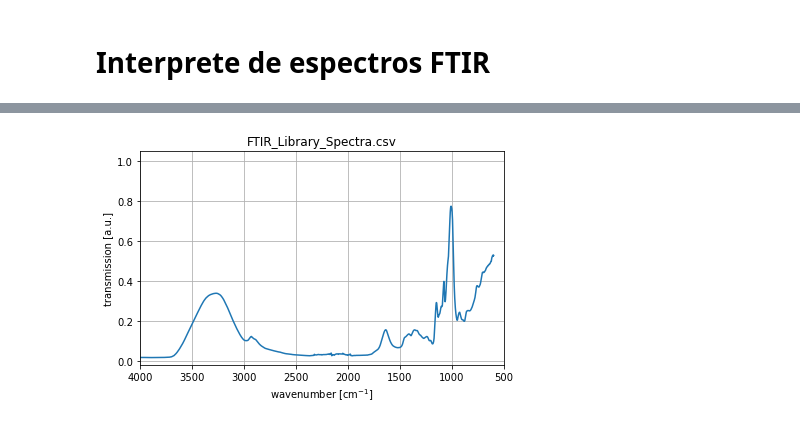
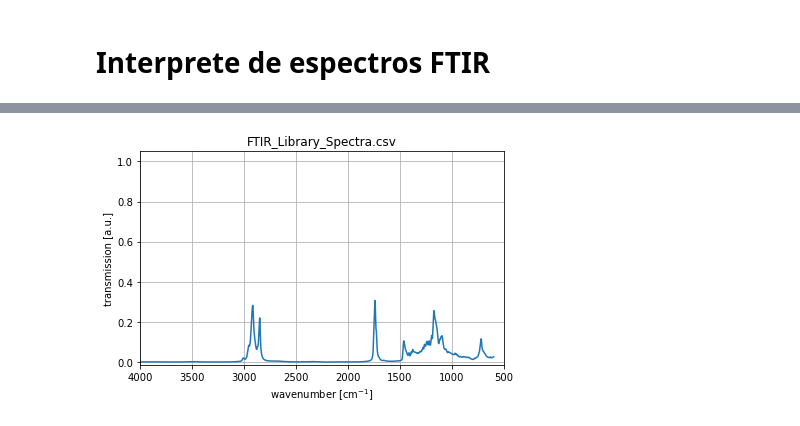
Before and after one commit to joscor34/FTIR_Interpreter, a Jupyter notebook: FTIR_Inspector.ipynb, the cells around one changed output, grey strips where cells are left out. Saved outputs shown, nothing was run; the diff lists cells and outputs as text; code cells hidden in the pictures.

```diff
--- a/FTIR_Inspector.ipynb
+++ b/FTIR_Inspector.ipynb
@@ -7,6 +25,7 @@ import matplotlib.pyplot as plt
 # %%
-archivo_espectro = 'FTIR_Library_Spectra.csv'
-fields = ["Potato (raw tuber)", "Wavenumbers.1"]
+y_field = 'Vegetable fat'
+x_field = 'Wavenumbers.49'
+fields = [y_field, x_field]
 x_y_data = pd.read_csv(archivo_espectro, skipinitialspace=True, usecols=fields)
 x_y_data
 # %% [output]
@@ -33,18 +67,17 @@ c = (np.diff(np.sign(np.diff(x_y_data["Wavenumbers.1"]))) < 0).nonzero()[0] + 1
 # %%
 fig, axs = plt.subplots(1, 1)
-axs.plot(x_y_data["Wavenumbers.1"], x_y_data["Potato (raw tuber)"])
+axs.plot(x_y_data[x_field], x_y_data[y_field])
 
-axs.plot(x_y_data["Potato (raw tuber)"][b], x_y_data["Wavenumbers.1"][b], "o", label="min", color='r')
-axs.plot(x_y_data["Potato (raw tuber)"][c], x_y_data["Wavenumbers.1"][c], "o", label="max", color='b')
+#axs.plot(indices, [x_y_data[y_field][j] for j in indices], "o", label="max", color='b')
 
 axs.set_xlim(4000, 500)
 axs.set_ylim(None, 1.05)
 
 axs.set_xlabel('wavenumber [$\mathregular{cm^{-1}]}$')
 axs.set_ylabel('transmission [a.u.]')
 axs.grid(True)
 axs.set_title(archivo_espectro)
 fig.tight_layout()
 plt.show()
 # %% [output]
-[figure, old version]
+[figure, new version]
```
Also changed, not shown: parts of 5 cells of this notebook.
